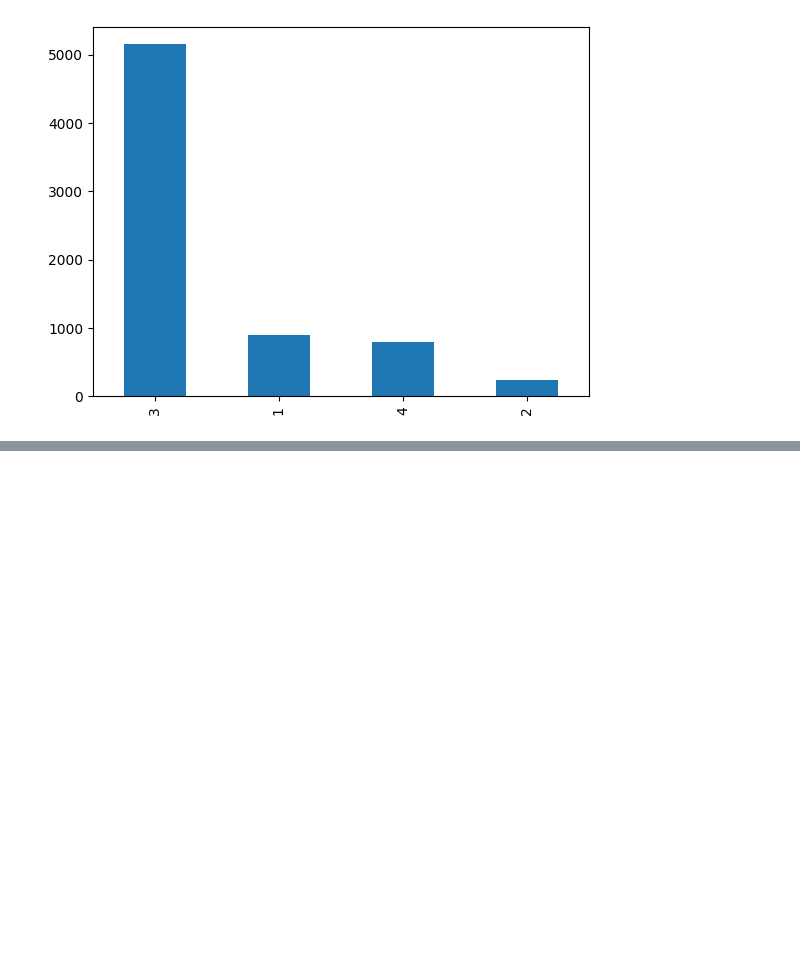
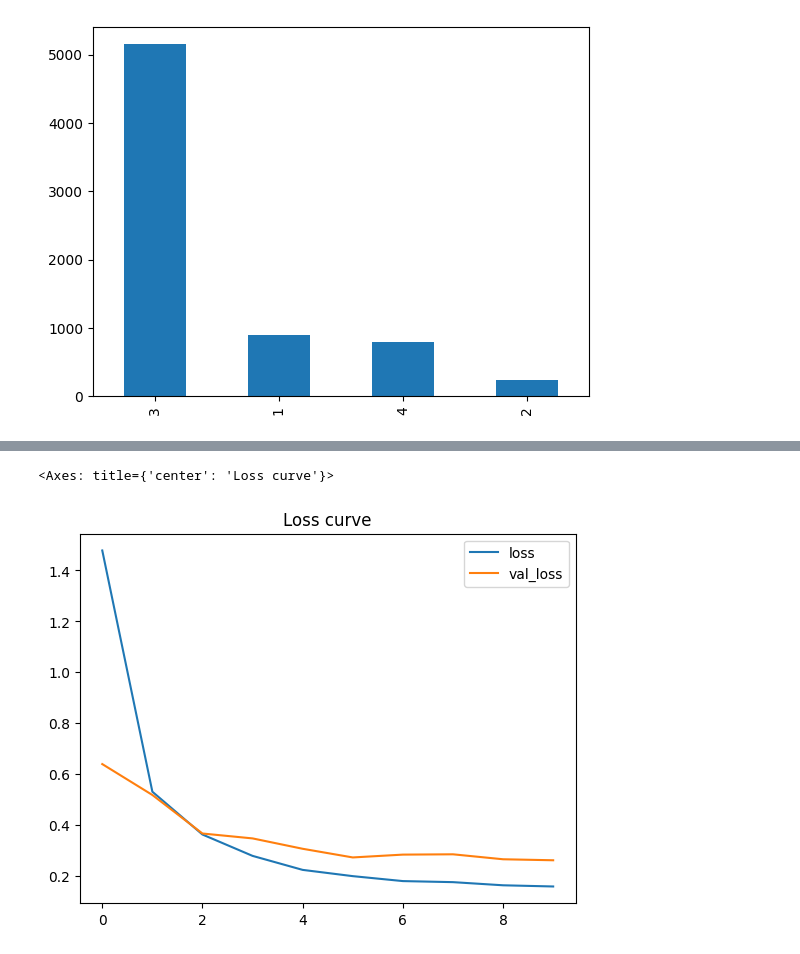
Before and after one commit to esrybkin/ML_study, a Jupyter notebook: seversteel1.ipynb, the cells around one changed output, grey strips where cells are left out. Saved outputs shown, nothing was run; the diff lists cells and outputs as text; code cells hidden in the pictures; blank space fills up the shorter version.

```diff
--- a/seversteel1.ipynb
+++ b/seversteel1.ipynb
@@ -65,0 +103,2 @@ img                                  # display the image
+# %%
+X_train,X_test,y_train,y_test=train_test_split(X,y,test_size=0.2,stratify=y,shuffle=True)
@@ -65,0 +115,5 @@ img                                  # display the image
+# %%
+model=Sequential()
+model.add(Conv2D(32,(3,3),input_shape=(120,120,3),activation="relu"))
+model.add(Flatten())
+model.add(Dense(4,activation="softmax"))
@@ -65,0 +122,7 @@ img                                  # display the image
+# %%
+model.compile(loss=keras.losses.categorical_crossentropy,
+             optimizer=keras.optimizers.Adam(),
+             metrics=["accuracy"])
+# %%
+history = model.fit(X_train,y_train,epochs=10,validation_data=(X_test,y_test),batch_size=128,
+                    verbose=1)
@@ -65,0 +147,6 @@ img                                  # display the image
+# %%
+history_df = pd.DataFrame(history.history)
+history_df.loc[:, ['loss', 'val_loss']].plot(title = 'Loss curve')
+# %% [output]
+<Axes: title={'center': 'Loss curve'}>
+[figure, added]
```
Also changed, not shown: parts of 38 cells of this notebook.
